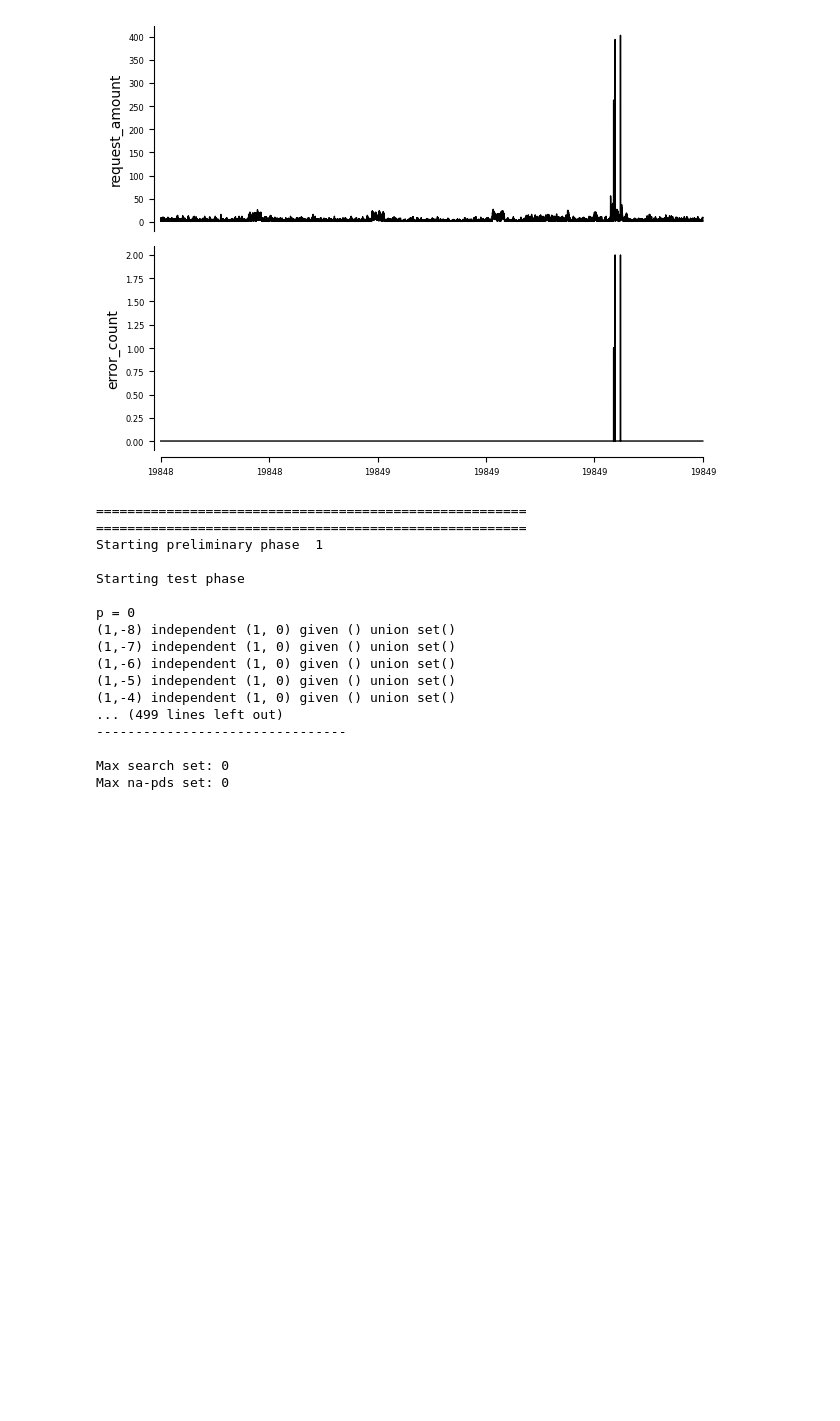
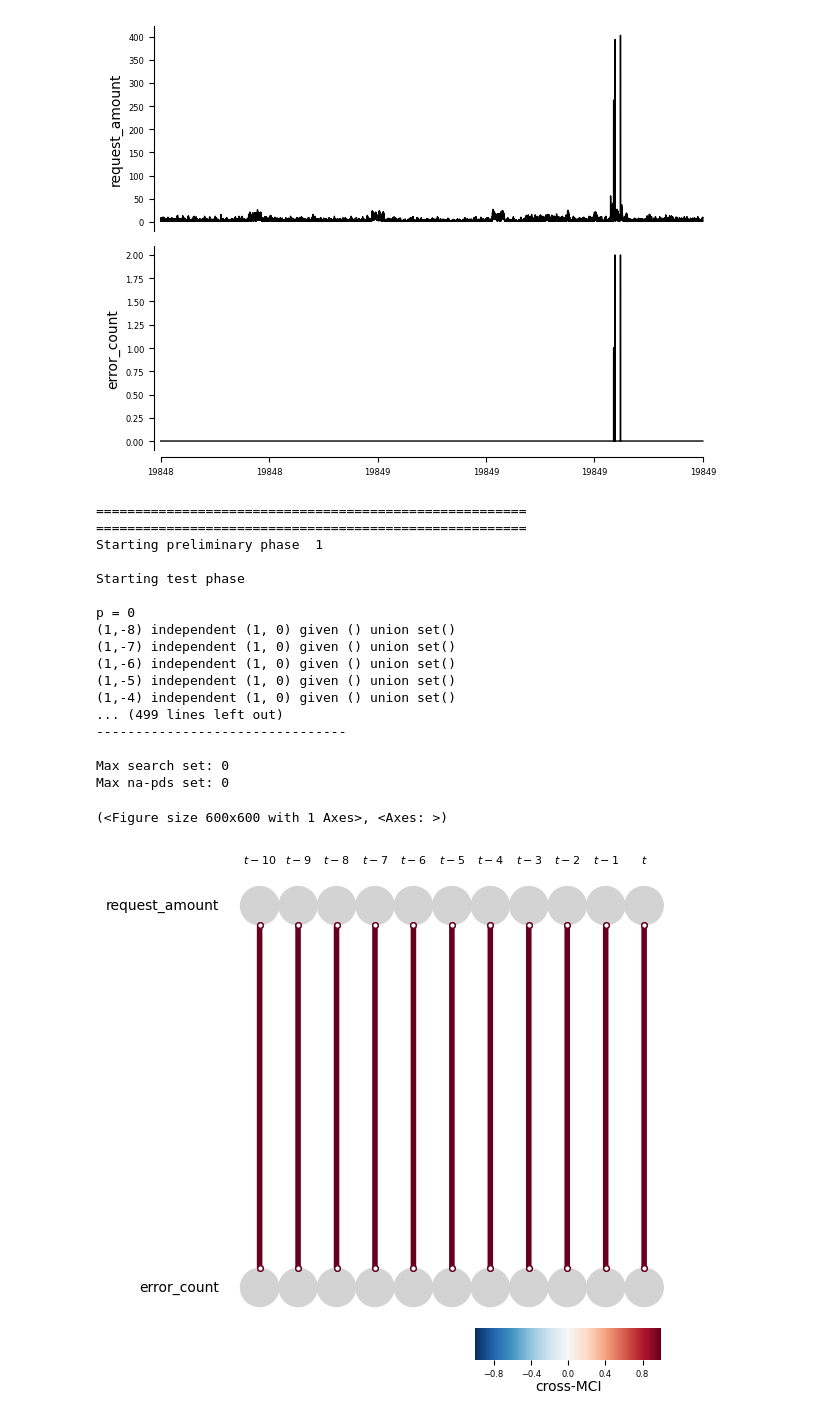
Before and after one commit to zuiuz/zoioz, a Jupyter notebook: Misc/data_analysis_short_timespan.ipynb, the cells around one changed output. Drawn from its saved outputs; the diff is of its cells as text; code cells hidden in the pictures; blank space fills up the shorter version.

Commit message:
feat: add temporal and causal graphs

```diff
--- a/Misc/data_analysis_short_timespan.ipynb
+++ b/Misc/data_analysis_short_timespan.ipynb
@@ -53,3 +53,14 @@ p = 0
 
 Max search set: 0
 Max na-pds set: 0
+# %%
+tp.plot_time_series_graph(
+    figsize=(6, 6),
+    val_matrix=results["val_matrix"],
+    graph=results["graph"],
+    var_names=data_subset.columns,
+    link_colorbar_label="cross-MCI",
+)
+# %% [output]
+(<Figure size 600x600 with 1 Axes>, <Axes: >)
+[figure, added]
```
Also changed, not shown: parts of 1 cell of this notebook.
